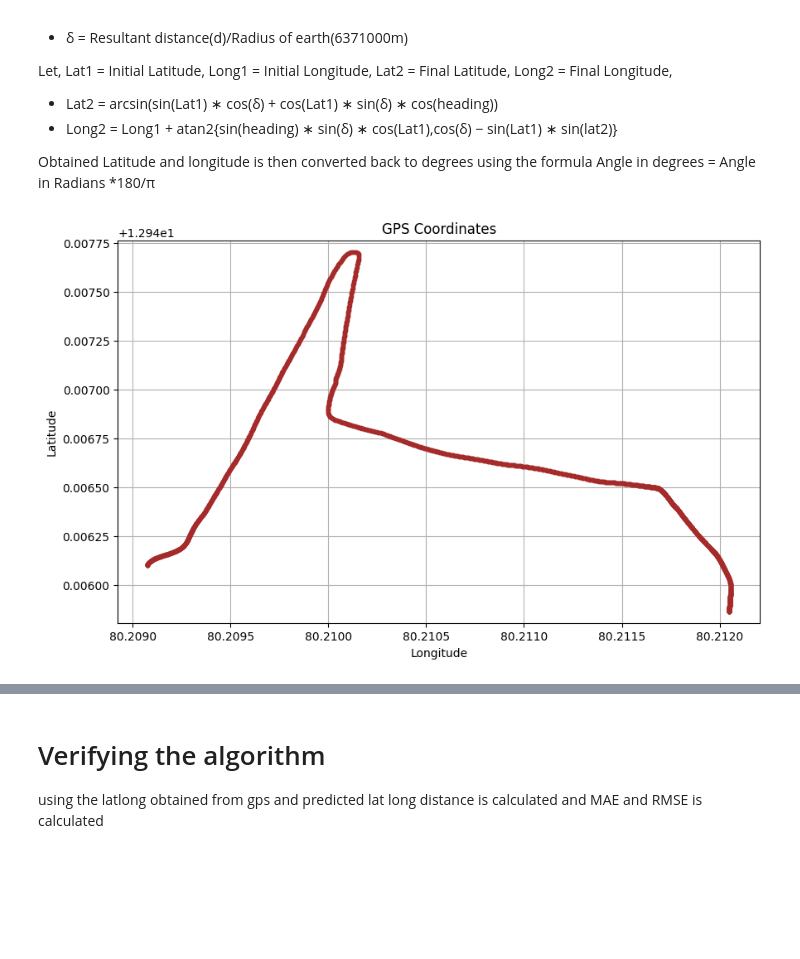
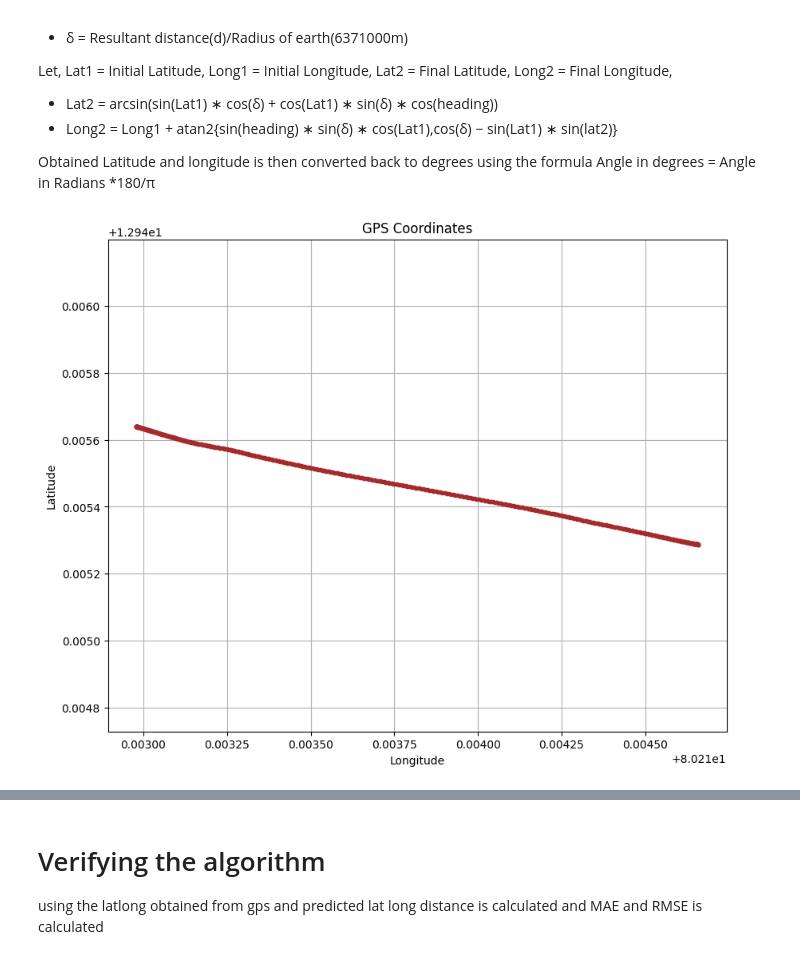
Before and after one commit to KarthickPandianPV/PATH-ESTIMATION, a Jupyter notebook: main.ipynb, the cells around one changed output, grey strips where cells are left out. Saved outputs shown, nothing was run; the diff lists cells and outputs as text; code cells hidden in the pictures; blank space fills up the shorter version.

```diff
--- a/main.ipynb
+++ b/main.ipynb
@@ -16,7 +16,7 @@ import numpy as np
 import matplotlib.pyplot as plt
 import math
 
-df = pd.read_csv('round1.csv')
+df = pd.read_csv('data1.csv')
 # print(df.to_string())
 
 df = df.dropna()
@@ -234,13 +234,13 @@ import numpy as np
 import pandas as pd
 import matplotlib.pyplot as plt
 
-#linear
-#initial_lat = 12.945640
-#initial_lon = 80.212978
+# linear
+initial_lat = 12.945640
+initial_lon = 80.212978
 
-#circular
-initial_lat = 12.945866
-initial_lon = 80.212048
+# #circular
+# initial_lat = 12.945866
+# initial_lon = 80.212048
 
 # Set initial coordinates
 df.loc[0, 'pred_lat'] = initial_lat
@@ -258,32 +258,32 @@ def convert_distance_to_coordinates(lat1, lon1, distance, heading):
 
     # Calculate final latitude and longitude
     lat2_rad = np.arcsin(np.sin(lat1_rad) * np.cos(delta) + np.cos(lat1_rad) * np.sin(delta) * np.cos(heading_rad))
     lon2_rad = lon1_rad + np.arctan2(np.sin(heading_rad) * np.sin(delta) * np.cos(lat1_rad),
                                       np.cos(delta) - np.sin(lat1_rad) * np.sin(lat2_rad))
 
     # Convert radians back to degrees
     lat2 = np.degrees(lat2_rad)
     lon2 = np.degrees(lon2_rad)
 
     return lat2, lon2
 
 # Loop to calculate and update coordinates
 for i in range(1, len(df)):
     lat, lon = convert_distance_to_coordinates(df.loc[i - 1, 'pred_lat'], df.loc[i - 1, 'pred_lon'], df.loc[i, 'distance']-df.loc[i-1, 'distance'], df.loc[i, 'yaw'])
     df.loc[i, 'pred_lat'] = lat
     df.loc[i, 'pred_lon'] = lon
 
 # Plotting the path
-plt.figure(figsize=(10, 6))
+plt.figure(figsize=(10, 8))
 plt.plot(df['pred_lon'] , df['pred_lat'], marker='o', linestyle='-', color='brown', markersize=3)
 plt.title('GPS Coordinates')
 plt.xlabel('Longitude')
 plt.ylabel('Latitude')
 plt.grid(True)
 plt.axis('equal')  # Set equal scale for x and y axes
 plt.show()
 
 
 print(df.to_string())
 # %% [output]
-[figure, old version]
+[figure, new version]
```
Also changed, not shown: parts of 11 cells of this notebook, 8 other files.
